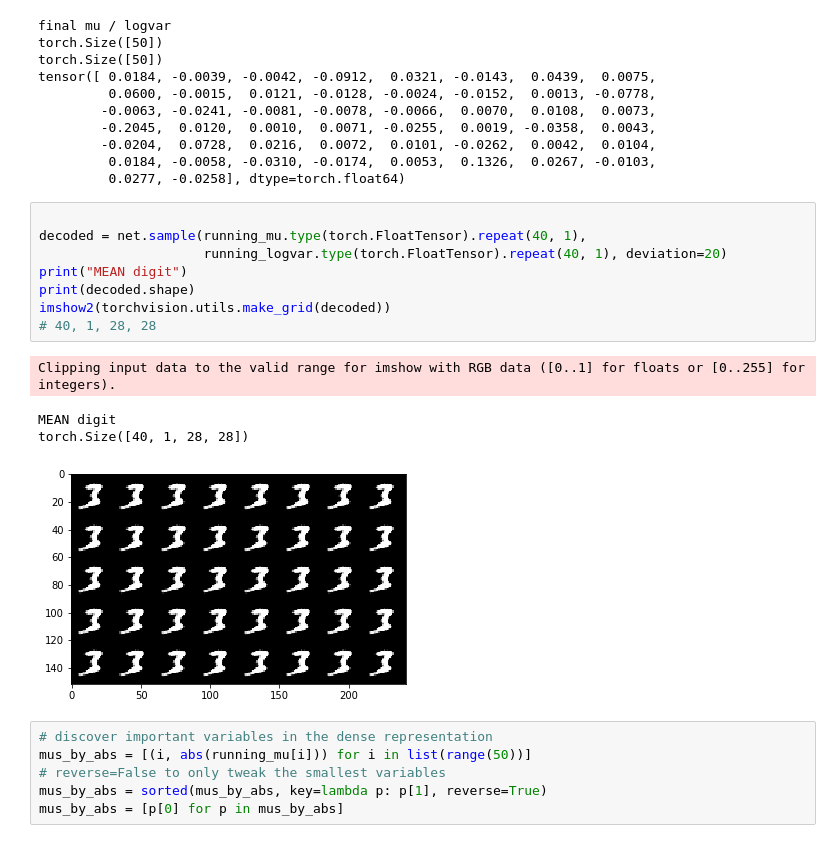
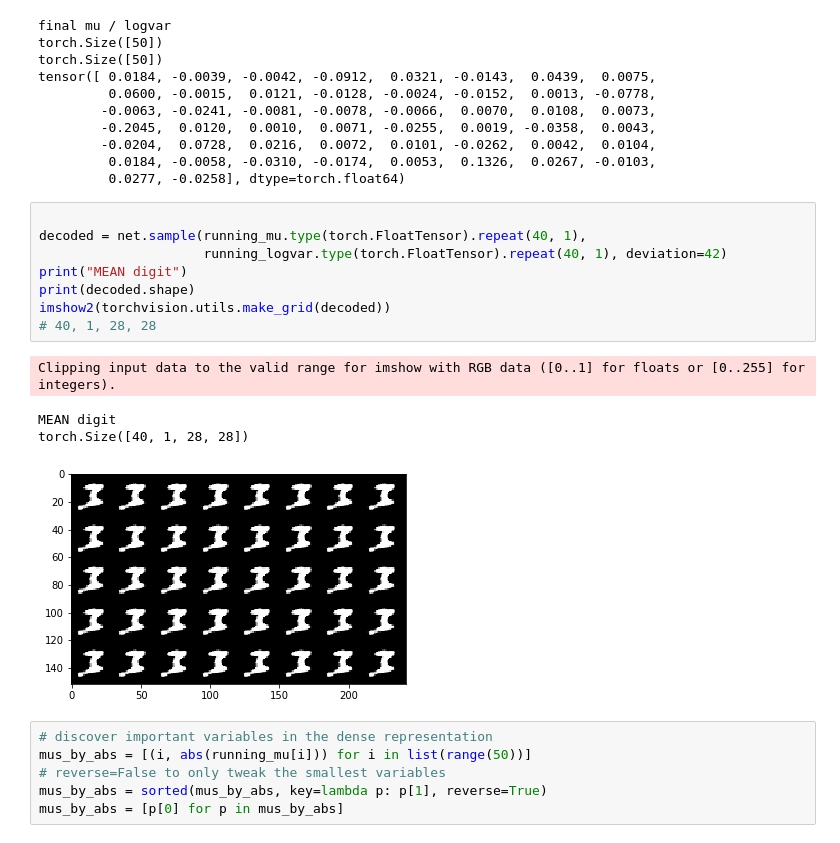
Before and after one commit to sesquipedalian-dev/mnistVaeExperiment, a Jupyter notebook: pytorch_mnist_ae.ipynb, the cells around one changed output. Saved outputs shown, nothing was run; the diff lists cells and outputs as text.

```diff
--- a/pytorch_mnist_ae.ipynb
+++ b/pytorch_mnist_ae.ipynb
@@ -413,16 +413,16 @@ tensor([ 0.0184, -0.0039, -0.0042, -0.0912,  0.0321, -0.0143,  0.0439,  0.0075,
 # %%
 
 decoded = net.sample(running_mu.type(torch.FloatTensor).repeat(40, 1),
-                     running_logvar.type(torch.FloatTensor).repeat(40, 1), deviation=20)
+                     running_logvar.type(torch.FloatTensor).repeat(40, 1), deviation=42)
 print("MEAN digit")
 print(decoded.shape)
 imshow2(torchvision.utils.make_grid(decoded))
 # 40, 1, 28, 28
 # %% [output]
 Clipping input data to the valid range for imshow with RGB data ([0..1] for floats or [0..255] for integers).
 MEAN digit
 torch.Size([40, 1, 28, 28])
-[figure, old version]
+[figure, new version]
 # %%
 # discover important variables in the dense representation
 mus_by_abs = [(i, abs(running_mu[i])) for i in list(range(50))]
```
Also changed, not shown: 3 other files.
